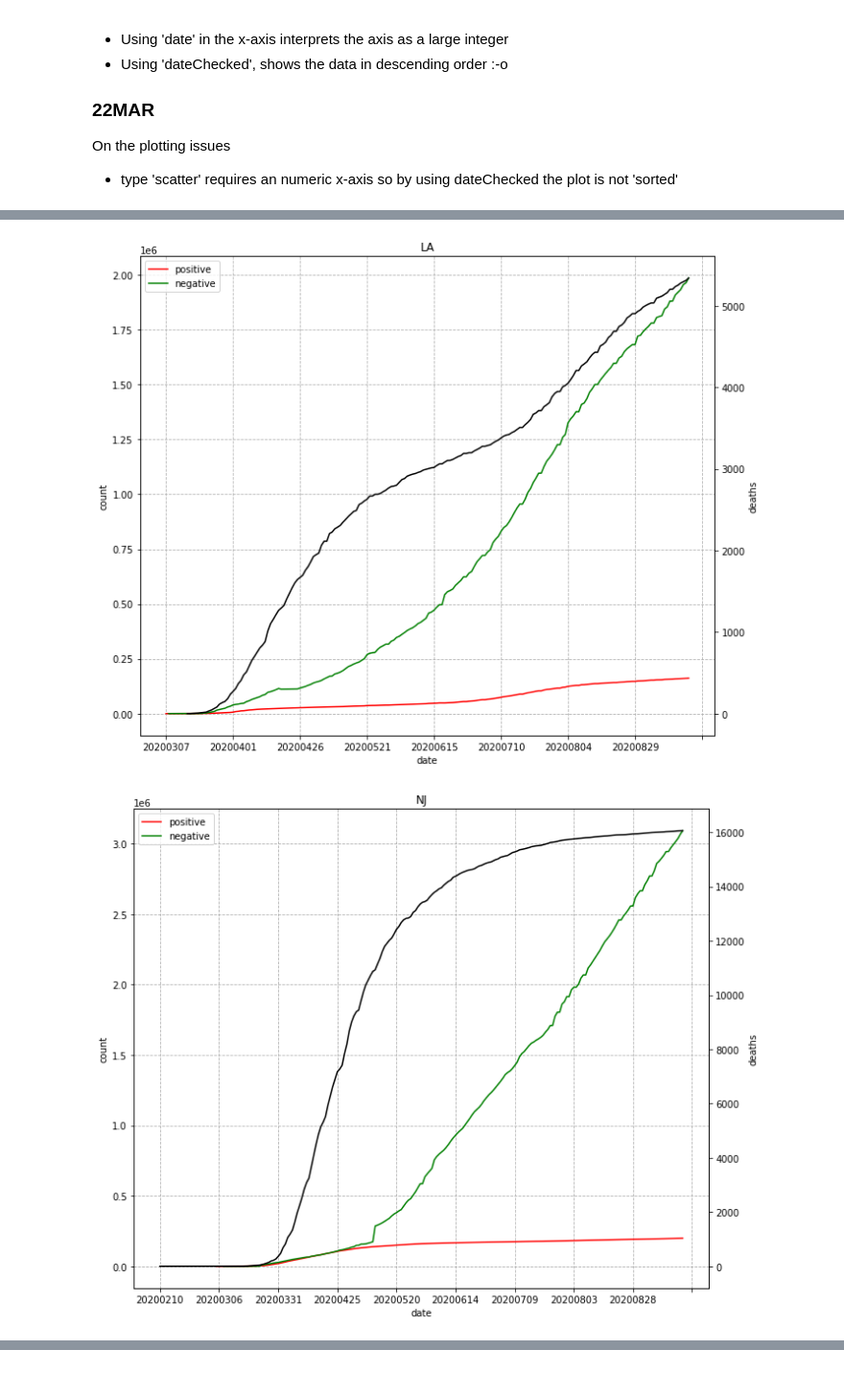
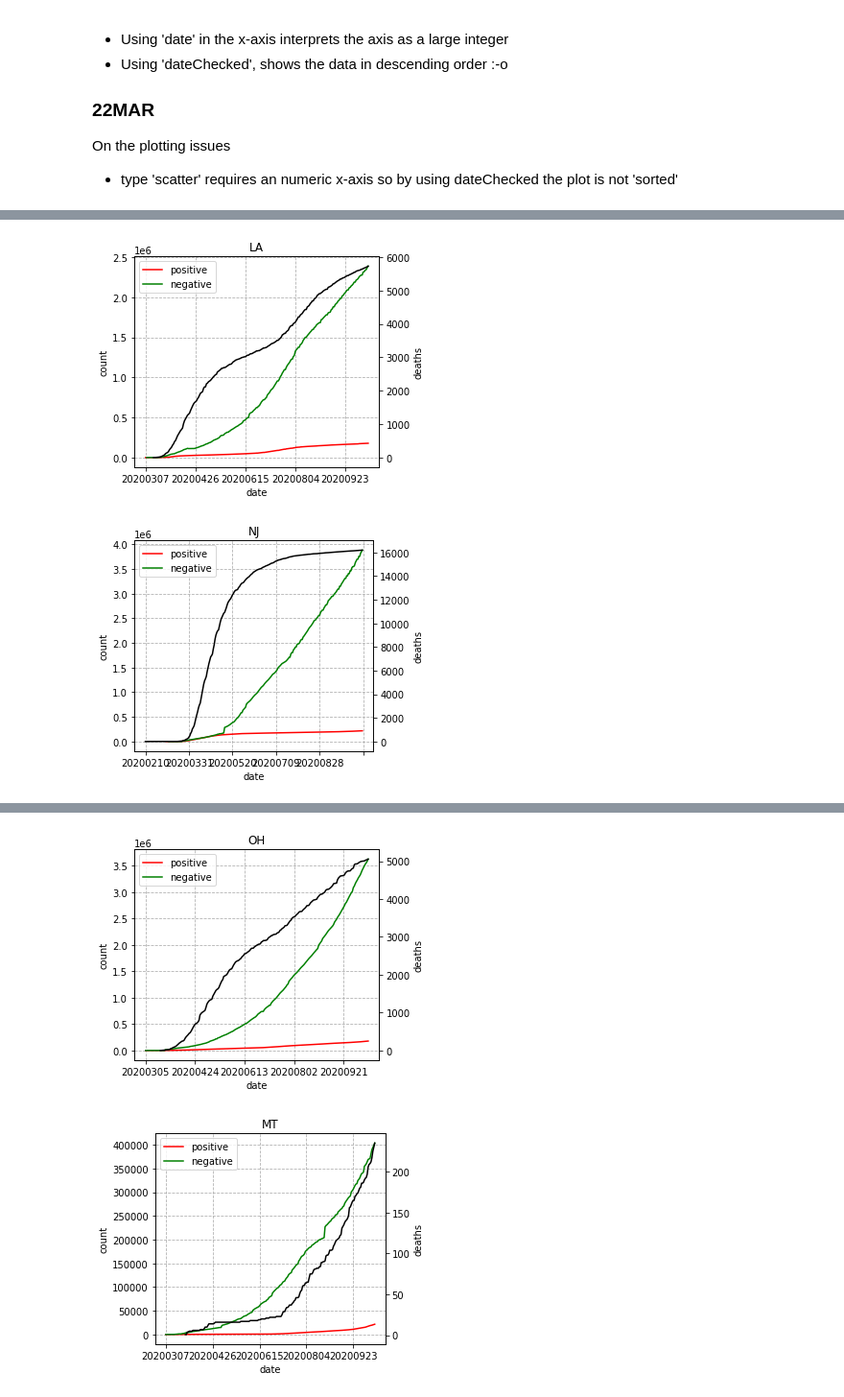
Before and after one commit to aflores/colab-notebooks, a Jupyter notebook: covid01.ipynb, the cells around one changed output, grey strips where cells are left out. Shown at 96% size. Cells and saved outputs as stored; diff of their text form; code cells hidden in the pictures.

```diff
--- a/covid01.ipynb
+++ b/covid01.ipynb
@@ -98,7 +98,7 @@ def plot_state (state='FL', df=daily, hide_pending=False, hide_negative=False, h
 
     ax1.grid(linestyle='--')
 
-    fig.set_size_inches(10,8)
+    fig.set_size_inches(5,4)
     fig.tight_layout()
 
     plt.show()
@@ -124,7 +124,7 @@ def state_pct_change(df_full, state, num_days, col_name):
 # %%
 fmt_str = 'In {1}, the current value for "{0[0]}" is: {0[3]:,} representing a {0[2]:3.0%} change over {0[1]:d} days.'
 
-states = ('FL','NY','CA','WA', 'IL','LA','NJ','MI','WI')
+states = ('FL','NY','CA','WA', 'IL','LA','NJ','MI','WI','OH','MT','ND','SD')
 for st in states:
     print(fmt_str.format(state_pct_change(daily,st,15,'positive'),st))
     print(fmt_str.format(state_pct_change(daily,st,15,'death'),st))
@@ -157,2 +156,2 @@ In WI, the current value for "death" is: 1,246.0 representing a  7% change over
-[figure, old version]
+[figure, new version]
-[figure, old version]
+[figure, new version]
@@ -160,0 +160,2 @@ In WI, the current value for "death" is: 1,246.0 representing a  7% change over
+[figure, added]
+[figure, added]
```
Also changed, not shown: parts of 3 cells of this notebook.
